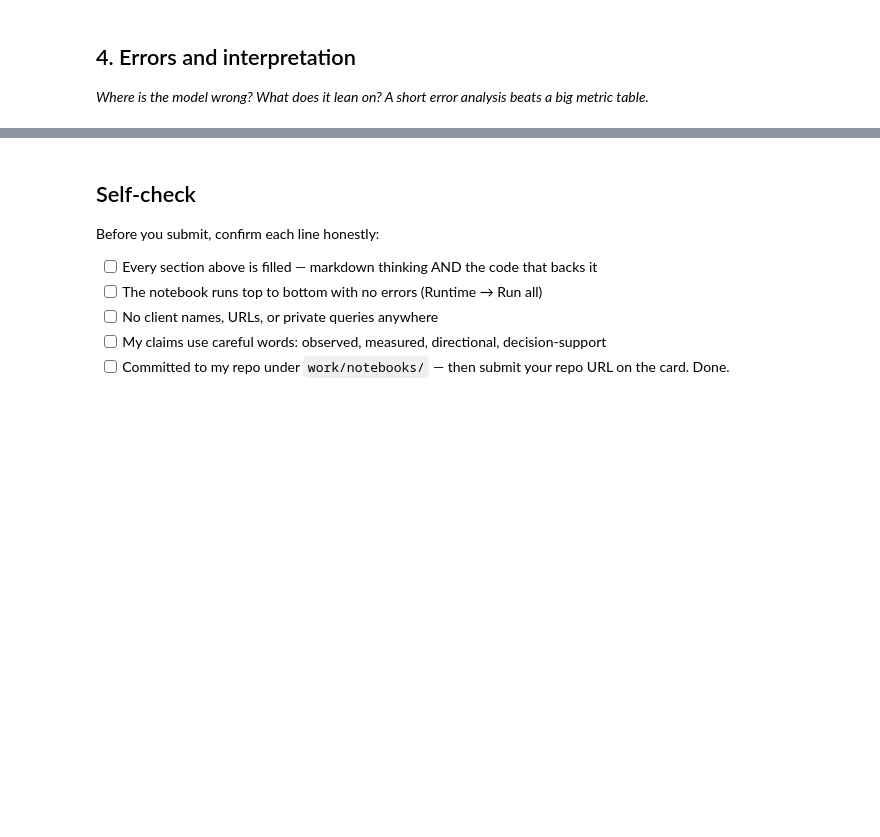
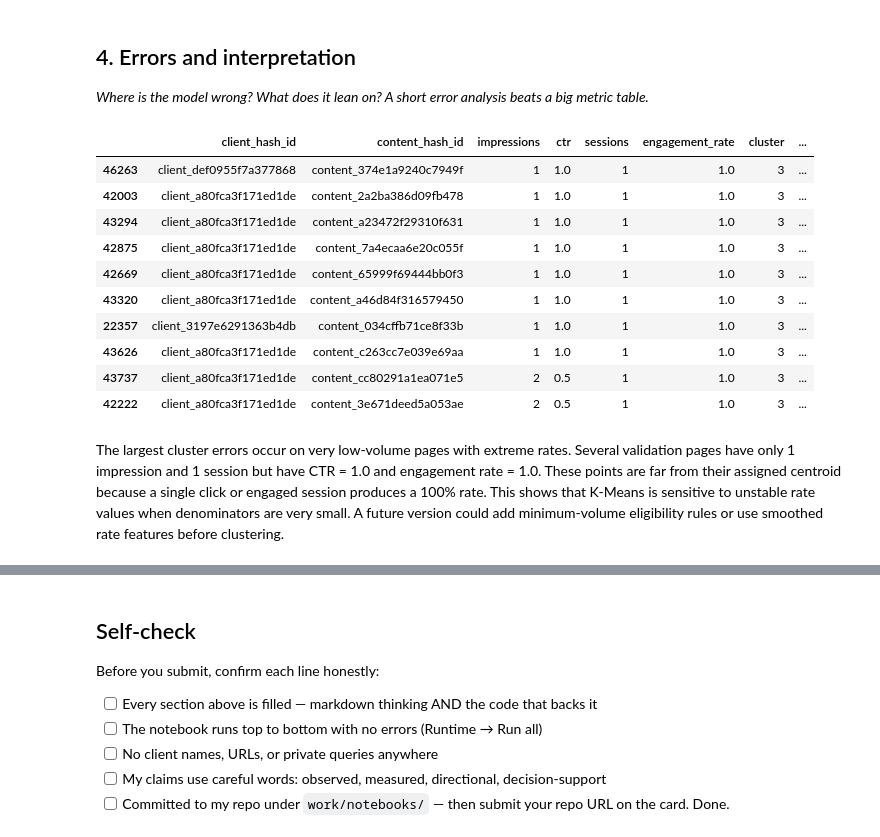
Before and after one commit to nando135/flyrank_ml_1, a Jupyter notebook: work/notebooks/w05_model.ipynb, the cells around one changed output, grey strips where cells are left out. Drawn from its saved outputs; the diff is of its cells as text; code cells hidden in the pictures; blank space fills up the shorter version.

```diff
--- a/work/notebooks/w05_model.ipynb
+++ b/work/notebooks/w05_model.ipynb
@@ -29,0 +233,20 @@ This skeleton is yours to fill. Work the sections **in order** — each one has
+# %%
+final_k = 4
+
+final_model = KMeans(
+    n_clusters=final_k,
+    random_state=42,
+    n_init=10
+)
+
+train_clusters = final_model.fit_predict(X_train)
+val_clusters = final_model.predict(X_val)
+
+train_df["cluster"] = train_clusters
+val_df["cluster"] = val_clusters
+
+print("Training cluster counts:")
+print(train_df["cluster"].value_counts().sort_index())
+
+print("\nValidation cluster counts:")
+print(val_df["cluster"].value_counts().sort_index())
@@ -34,3 +394,46 @@ This skeleton is yours to fill. Work the sections **in order** — each one has
 # %%
 # This cell is for CODE (numbers, a query, a check).
 # Write your text answer in the cell ABOVE this one — typing sentences here breaks Run All.
+import numpy as np
+
+assigned_centroids = final_model.cluster_centers_[val_clusters]
+
+val_distances = np.linalg.norm(
+    X_val - assigned_centroids,
+    axis=1
+)
+
+error_df = val_df[
+    [
+        "client_hash_id",
+        "content_hash_id",
+        "impressions",
+        "ctr",
+        "sessions",
+        "engagement_rate",
+        "cluster"
+    ]
+].copy()
+
+error_df["distance_to_centroid"] = val_distances
+
+error_df = error_df.sort_values(
+    "distance_to_centroid",
+    ascending=False
+)
+
+display(error_df.head(10))
+# %% [output]
+|  | client_hash_id | content_hash_id | impressions | ctr | sessions | engagement_rate | cluster | ... |
+| 46263 | client_def0955f7a377868 | content_374e1a9240c7949f | 1 | 1.0 | 1 | 1.0 | 3 | ... |
+| 42003 | client_a80fca3f171ed1de | content_2a2ba386d09fb478 | 1 | 1.0 | 1 | 1.0 | 3 | ... |
+| 43294 | client_a80fca3f171ed1de | content_a23472f29310f631 | 1 | 1.0 | 1 | 1.0 | 3 | ... |
+| 42875 | client_a80fca3f171ed1de | content_7a4ecaa6e20c055f | 1 | 1.0 | 1 | 1.0 | 3 | ... |
+| 42669 | client_a80fca3f171ed1de | content_65999f69444bb0f3 | 1 | 1.0 | 1 | 1.0 | 3 | ... |
+| 43320 | client_a80fca3f171ed1de | content_a46d84f316579450 | 1 | 1.0 | 1 | 1.0 | 3 | ... |
+| 22357 | client_3197e6291363b4db | content_034cffb71ce8f33b | 1 | 1.0 | 1 | 1.0 | 3 | ... |
+| 43626 | client_a80fca3f171ed1de | content_c263cc7e039e69aa | 1 | 1.0 | 1 | 1.0 | 3 | ... |
+| 43737 | client_a80fca3f171ed1de | content_cc80291a1ea071e5 | 2 | 0.5 | 1 | 1.0 | 3 | ... |
+| 42222 | client_a80fca3f171ed1de | content_3e671deed5a053ae | 2 | 0.5 | 1 | 1.0 | 3 | ... |
+# %% [markdown]
+The largest cluster errors occur on very low-volume pages with extreme rates. Several validation pages have only 1 impression and 1 session but have CTR = 1.0 and engagement rate = 1.0. These points are far from their assigned centroid because a single click or engaged session produces a 100% rate. This shows that K-Means is sensitive to unstable rate values when denominators are very small. A future version could add minimum-volume eligibility rules or use smoothed rate features before clustering.
```
Also changed, not shown: parts of 21 cells of this notebook.
